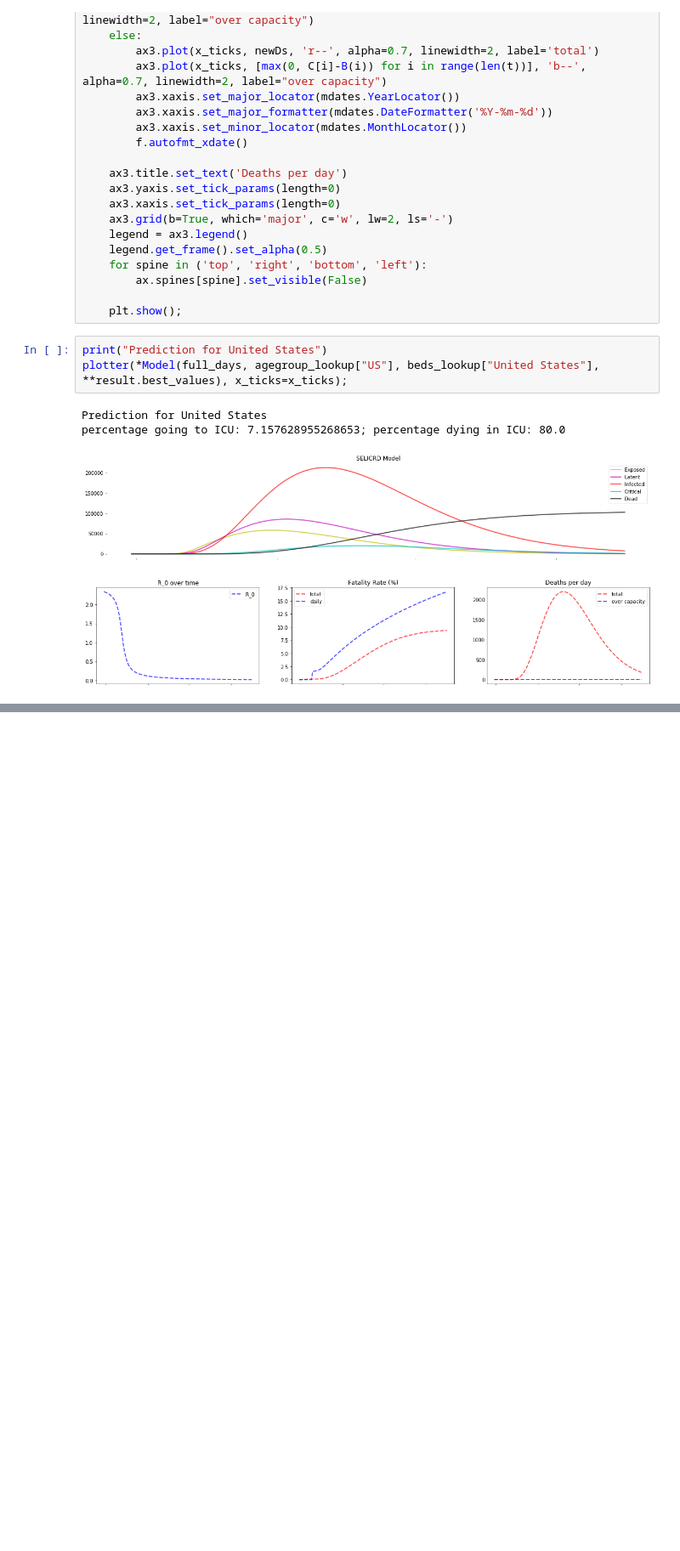
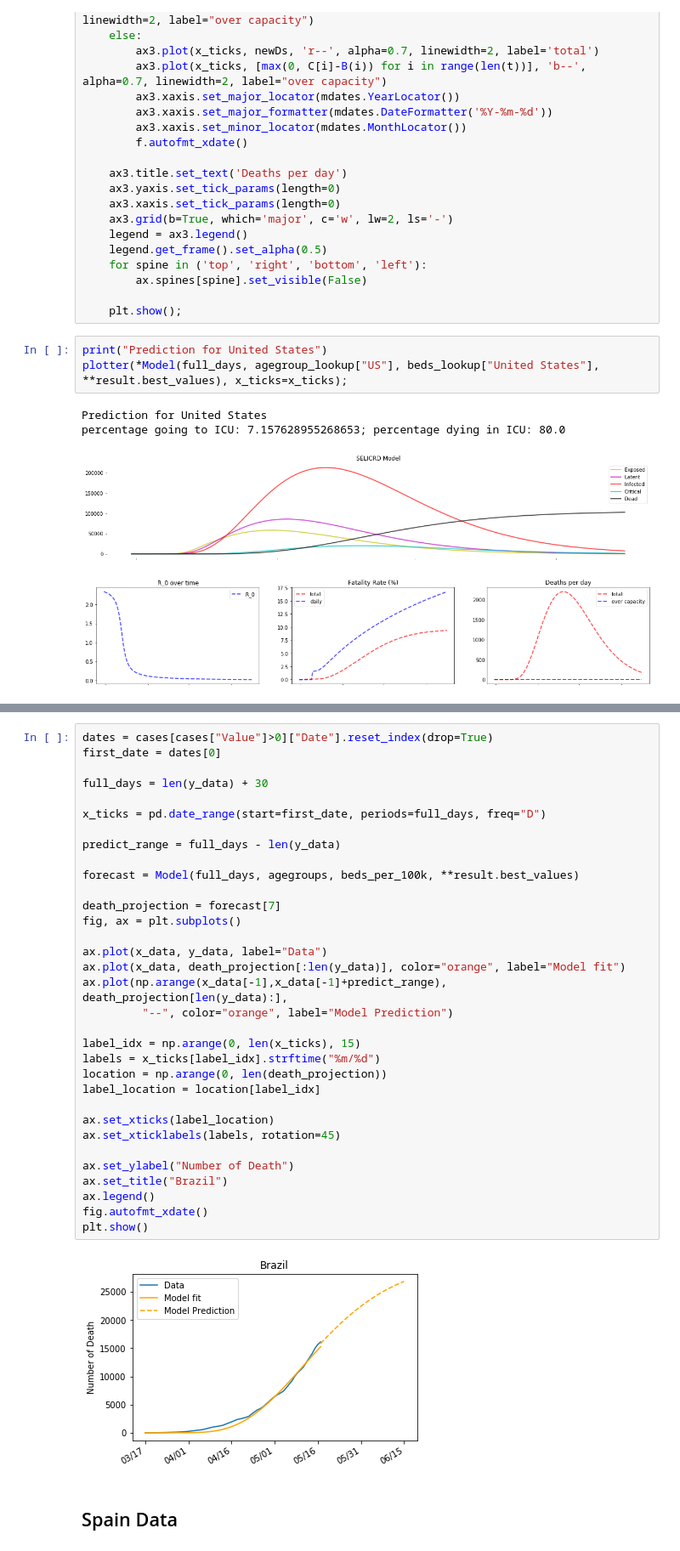
Before and after one commit to jiyingz/COVID19_projections, a Jupyter notebook: updated models/Combined_Model.ipynb, the cells around one changed output, grey strips where cells are left out. Shown: that part at 85% size. Cells and saved outputs as stored; diff of their text form; blank space fills up the shorter version.

```diff
--- a/updated models/Combined_Model.ipynb
+++ b/updated models/Combined_Model.ipynb
@@ -287,0 +335,37 @@ percentage going to ICU: 7.157628955268653; percentage dying in ICU: 80.0
+# %%
+dates = cases[cases["Value"]>0]["Date"].reset_index(drop=True)
+first_date = dates[0]
+
+full_days = len(y_data) + 30
+
+x_ticks = pd.date_range(start=first_date, periods=full_days, freq="D")
+
+predict_range = full_days - len(y_data)
+
+forecast = Model(full_days, agegroups, beds_per_100k, **result.best_values)
+
+death_projection = forecast[7]
+fig, ax = plt.subplots()
+
+ax.plot(x_data, y_data, label="Data")
+ax.plot(x_data, death_projection[:len(y_data)], color="orange", label="Model fit")
+ax.plot(np.arange(x_data[-1],x_data[-1]+predict_range), death_projection[len(y_data):],
+         "--", color="orange", label="Model Prediction")
+
+label_idx = np.arange(0, len(x_ticks), 15)
+labels = x_ticks[label_idx].strftime("%m/%d")
+location = np.arange(0, len(death_projection))
+label_location = location[label_idx]
+
+ax.set_xticks(label_location)
+ax.set_xticklabels(labels, rotation=45)
+
+ax.set_ylabel("Number of Death")
+ax.set_title("Brazil")
+ax.legend()
+fig.autofmt_xdate()
+plt.show()
+# %% [output]
+[figure, added]
+# %% [markdown]
+## Spain Data
```
Also changed, not shown: parts of 9 cells of this notebook.
